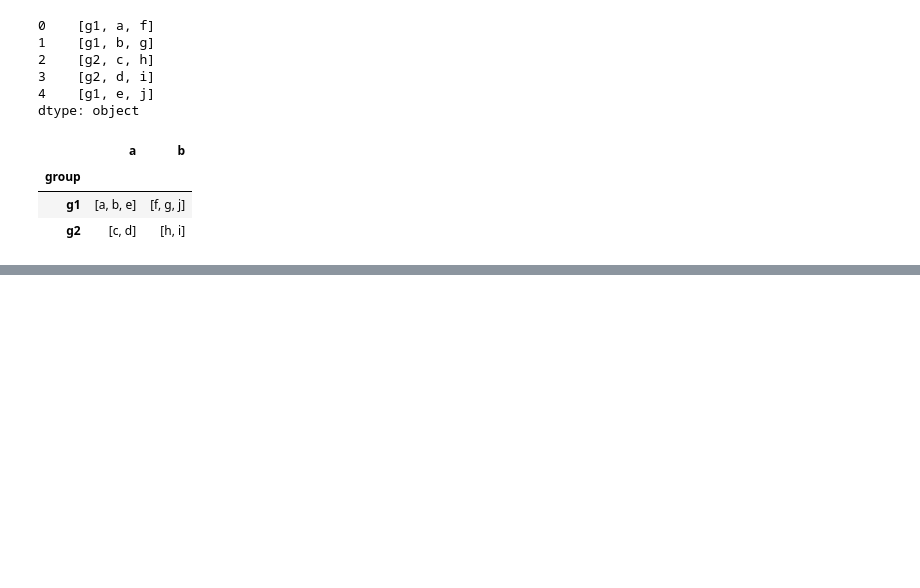
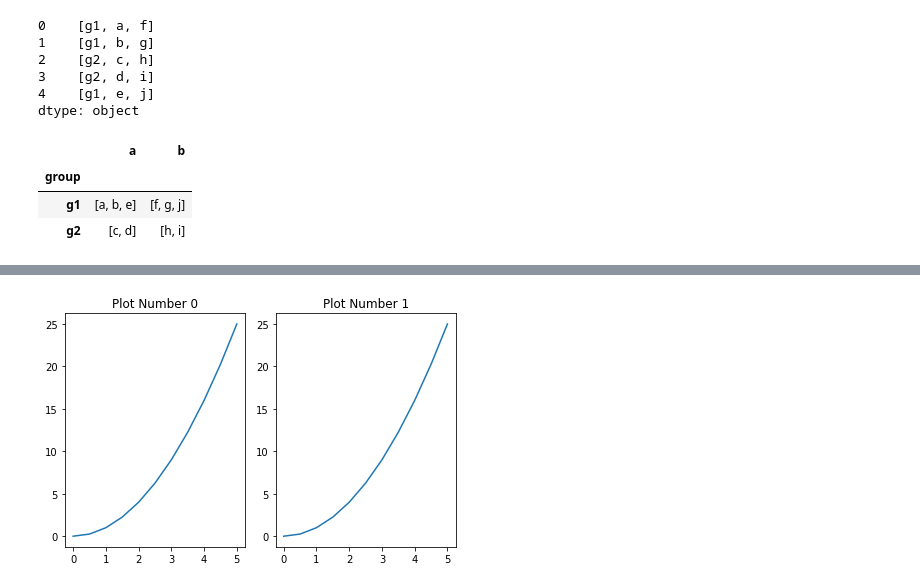
Before and after one commit to moritzwilksch/DataScienceEducation, a Jupyter notebook: JosePortilla-PythonForDS/Notes-PythonForDS.ipynb, the cells around one changed output, grey strips where cells are left out. Cells and saved outputs as stored; diff of their text form; code cells hidden in the pictures; blank space fills up the shorter version.

```diff
--- a/JosePortilla-PythonForDS/Notes-PythonForDS.ipynb
+++ b/JosePortilla-PythonForDS/Notes-PythonForDS.ipynb
@@ -159,0 +205,11 @@ df.groupby("group").agg(lambda x: list(x))
+# %%
+fig, axes = plt.subplots(1,2)
+
+for a in axes:
+    n = np.where(axes == a)[0][0]
+    a.plot(x,y)
+    a.set_title("Plot Number " + str(n))
+
+plt.tight_layout() # To prevent overlap
+# %% [output]
+[figure, added]
```
Also changed, not shown: parts of 23 cells of this notebook.
